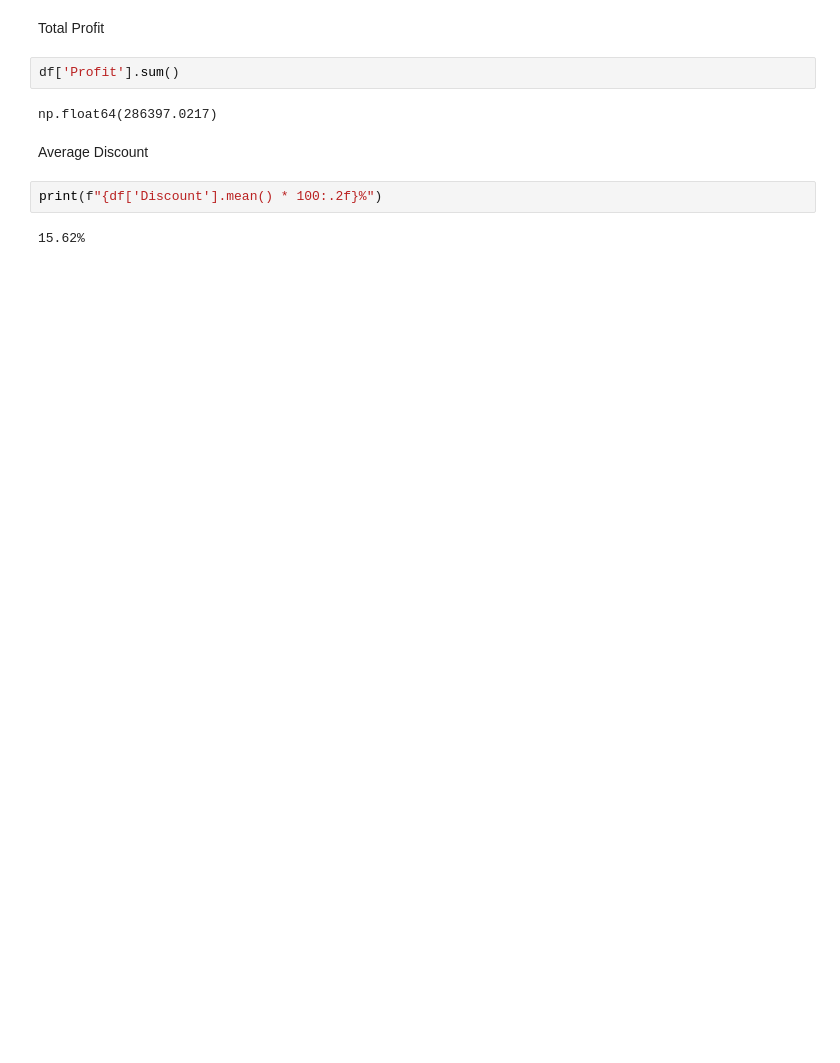
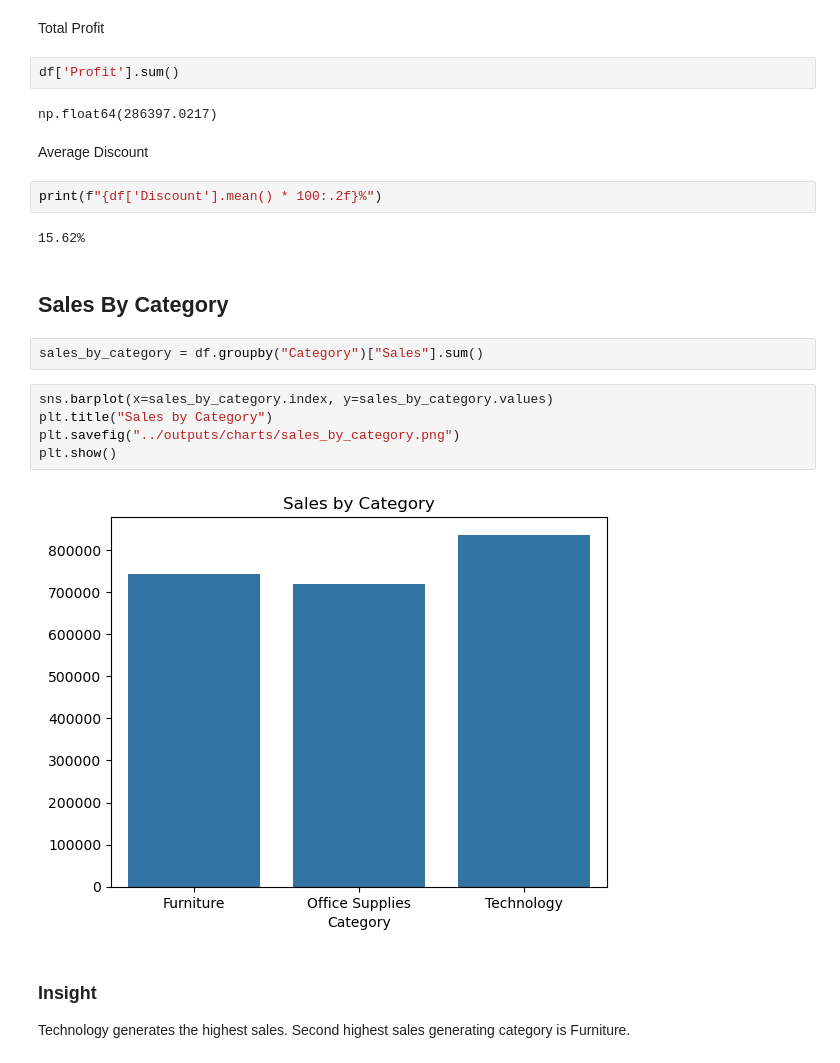
Before and after one commit to kencryption/retail-profit-optimization-system, a Jupyter notebook: notebooks/analysis.ipynb, the cells around one changed output. Cells and saved outputs as stored; diff of their text form; blank space fills up the shorter version.

Commit message:
analyze sales by category

```diff
--- a/notebooks/analysis.ipynb
+++ b/notebooks/analysis.ipynb
@@ -118,3 +118,17 @@ Average Discount
 print(f"{df['Discount'].mean() * 100:.2f}%")
 # %% [output]
 15.62%
+# %% [markdown]
+## Sales By Category
+# %%
+sales_by_category = df.groupby("Category")["Sales"].sum()
+# %%
+sns.barplot(x=sales_by_category.index, y=sales_by_category.values)
+plt.title("Sales by Category")
+plt.savefig("../outputs/charts/sales_by_category.png")
+plt.show()
+# %% [output]
+[figure, added]
+# %% [markdown]
+### Insight
+Technology generates the highest sales. Second highest sales generating category is Furniture.
```
Also changed, not shown: 1 other file.
